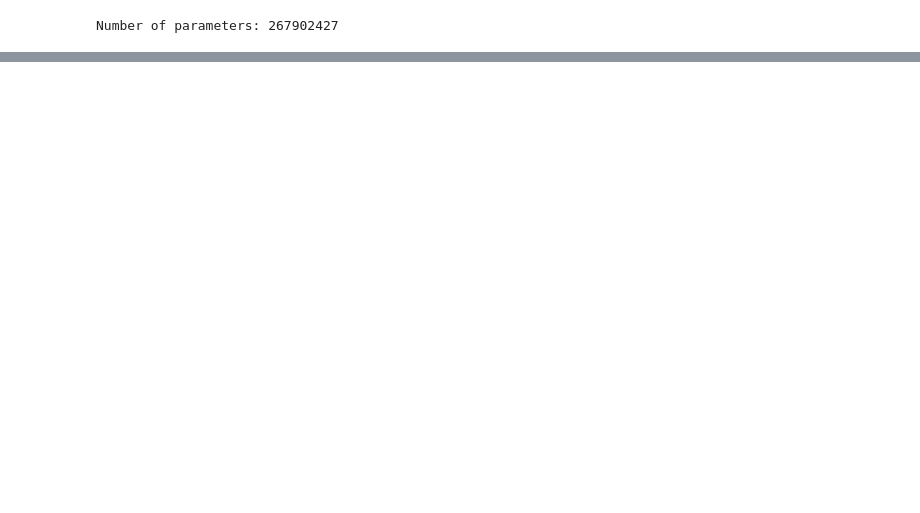
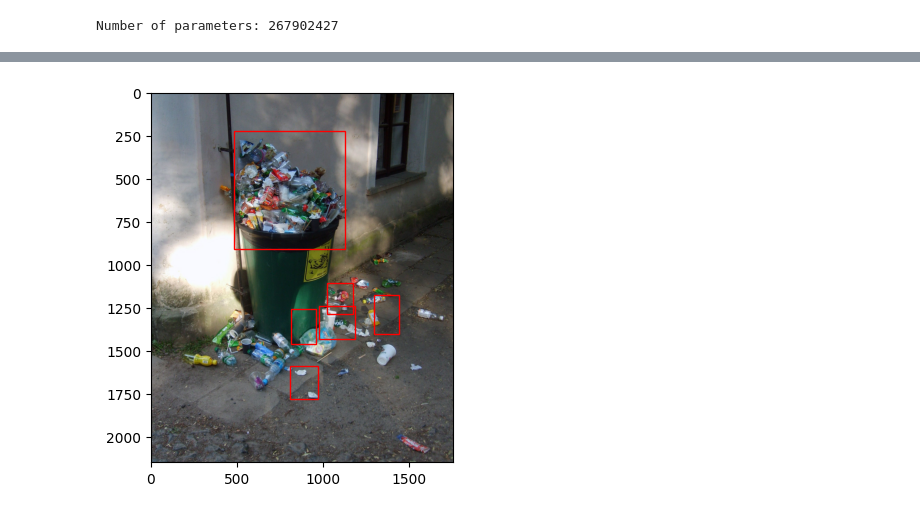
Before and after one commit to AncuL001/Skripsi-Fauzan_Azmi_Dwicahyo, a Jupyter notebook: yolov1_impl/taco_inference.ipynb, the cells around one changed output, grey strips where cells are left out. Cells and saved outputs as stored; diff of their text form; code cells hidden in the pictures; blank space fills up the shorter version.

```diff
--- a/yolov1_impl/taco_inference.ipynb
+++ b/yolov1_impl/taco_inference.ipynb
@@ -71,0 +72,15 @@ plot_image(transform(data[0]), bboxes)
+# %%
+from PIL import Image
+import numpy as np
+SAMPLE_IMAGE_DIR = '../downloads/sample_image.jpg'
+
+sample_image = Image.open(SAMPLE_IMAGE_DIR)
+preprocessed_image = data_preprocess(image=np.array(sample_image), bboxes=[])["image"].unsqueeze(0)
+
+sample_image_pred = model(preprocessed_image)
+sample_image_pred = cellboxes_to_boxes(sample_image_pred, S=7, B=2, C=1)
+sample_image_pred = non_max_suppression(sample_image_pred[0], iou_threshold=0.5, threshold=0.4, box_format="midpoint")
+
+plot_image(sample_image, sample_image_pred)
+# %% [output]
+[figure, added]
```
Also changed, not shown: parts of 6 cells of this notebook.
